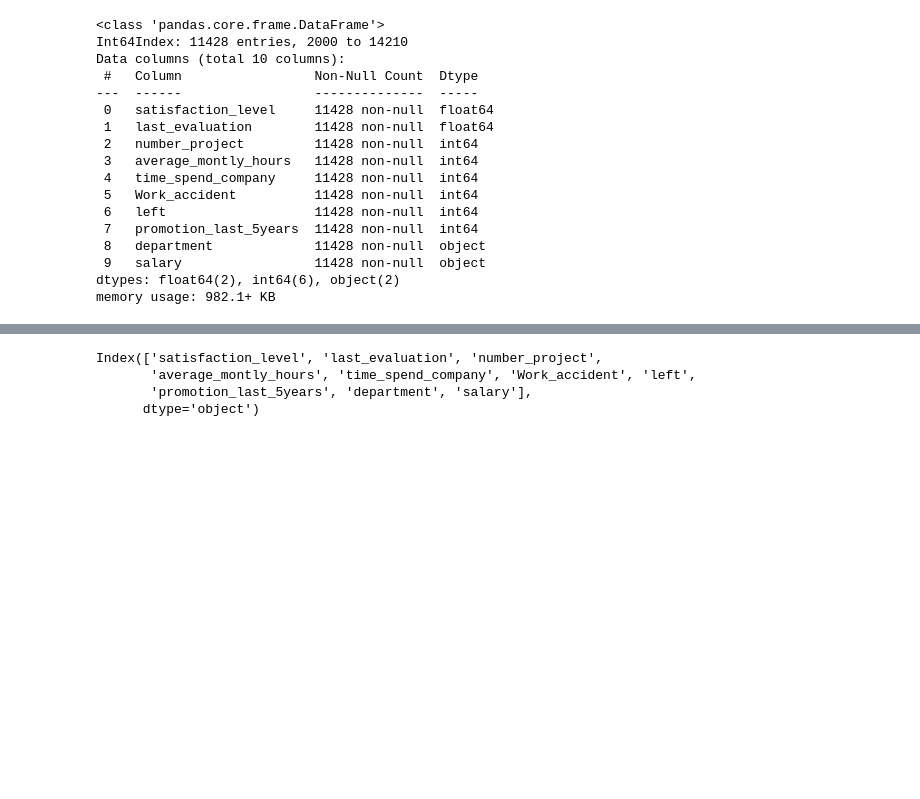
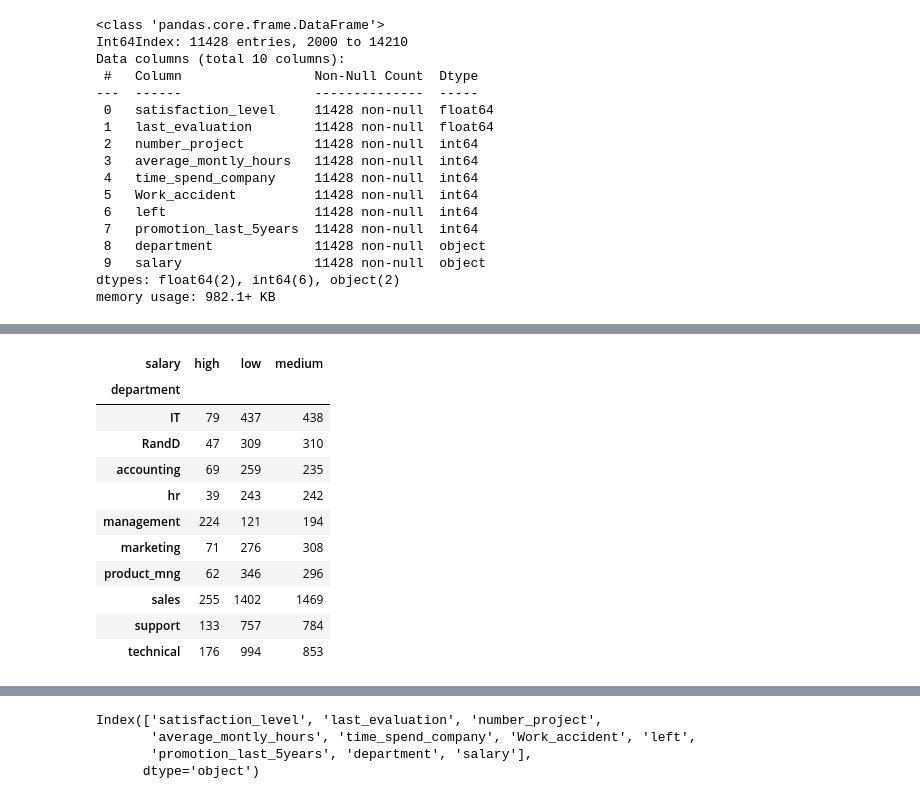
Before and after one commit to Kira1908/homework, a Jupyter notebook: FINAL_HW.ipynb, the cells around one changed output, grey strips where cells are left out. Saved outputs shown, nothing was run; the diff lists cells and outputs as text; code cells hidden in the pictures; blank space fills up the shorter version.

```diff
--- a/FINAL_HW.ipynb
+++ b/FINAL_HW.ipynb
@@ -200,0 +247,22 @@ memory usage: 982.1+ KB
+# %%
+hr100 = hr[(hr['left'] == 0)].pivot_table(
+    index = 'department',
+    columns = 'salary',
+    values = 'time_spend_company',
+    aggfunc = len,
+    margins = False)
+
+hr100
+# %% [output]
+| salary | high | low | medium |
+| department |  |  |  |
+| IT | 79 | 437 | 438 |
+| RandD | 47 | 309 | 310 |
+| accounting | 69 | 259 | 235 |
+| hr | 39 | 243 | 242 |
+| management | 224 | 121 | 194 |
+| marketing | 71 | 276 | 308 |
+| product_mng | 62 | 346 | 296 |
+| sales | 255 | 1402 | 1469 |
+| support | 133 | 757 | 784 |
+| technical | 176 | 994 | 853 |
```
Also changed, not shown: parts of 57 cells of this notebook.
